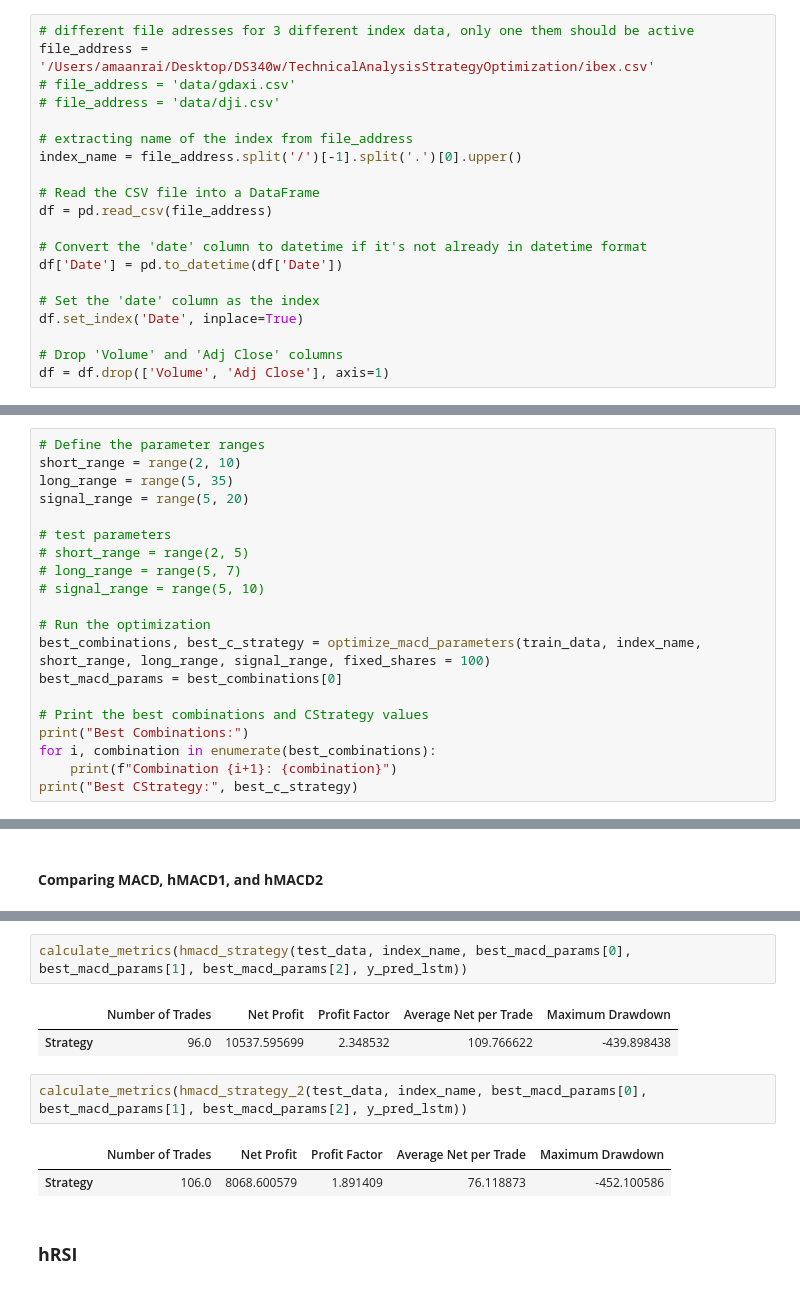
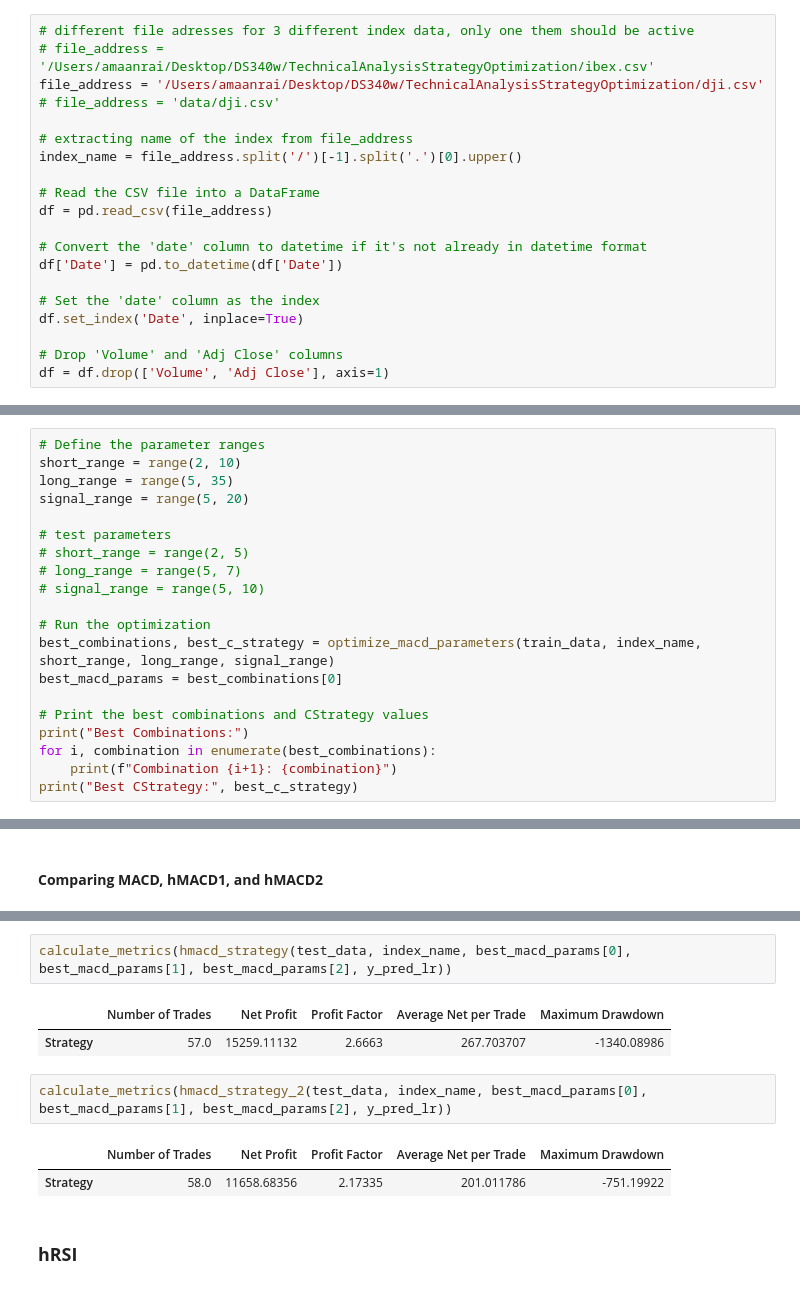
Before and after one commit to AmaanRai1/DS-340-Group-8, a Jupyter notebook: main.ipynb, the cells around one changed output, grey strips where cells are left out. Drawn from its saved outputs; the diff is of its cells as text.

```diff
--- a/main.ipynb
+++ b/main.ipynb
@@ -22,8 +22,8 @@ from joblib import Parallel, delayed
 ## **Data**
 # %%
 # different file adresses for 3 different index data, only one them should be active
-file_address = '/Users/amaanrai/Desktop/DS340w/TechnicalAnalysisStrategyOptimization/ibex.csv'
-# file_address = 'data/gdaxi.csv'
+# file_address = '/Users/amaanrai/Desktop/DS340w/TechnicalAnalysisStrategyOptimization/ibex.csv'
+file_address = '/Users/amaanrai/Desktop/DS340w/TechnicalAnalysisStrategyOptimization/dji.csv'
 # file_address = 'data/dji.csv'
 
 # extracting name of the index from file_address
@@ -462,7 +462,7 @@ signal_range = range(5, 20)
 # signal_range = range(5, 10)
 
 # Run the optimization
-best_combinations, best_c_strategy = optimize_macd_parameters(train_data, index_name, short_range, long_range, signal_range, fixed_shares = 100)
+best_combinations, best_c_strategy = optimize_macd_parameters(train_data, index_name, short_range, long_range, signal_range)
 best_macd_params = best_combinations[0]
 
 # Print the best combinations and CStrategy values
@@ -1466,13 +1502,13 @@ calculate_metrics(macd_strategy(test_data, index_name, best_macd_params[0], best
 # %%
-calculate_metrics(hmacd_strategy(test_data, index_name, best_macd_params[0], best_macd_params[1], best_macd_params[2], y_pred_lstm))
+calculate_metrics(hmacd_strategy(test_data, index_name, best_macd_params[0], best_macd_params[1], best_macd_params[2], y_pred_lr))
 # %% [output]
 |  | Number of Trades | Net Profit | Profit Factor | Average Net per Trade | Maximum Drawdown |
-| Strategy | 96.0 | 10537.595699 | 2.348532 | 109.766622 | -439.898438 |
+| Strategy | 57.0 | 15259.11132 | 2.6663 | 267.703707 | -1340.08986 |
 # %%
-calculate_metrics(hmacd_strategy_2(test_data, index_name, best_macd_params[0], best_macd_params[1], best_macd_params[2], y_pred_lstm))
+calculate_metrics(hmacd_strategy_2(test_data, index_name, best_macd_params[0], best_macd_params[1], best_macd_params[2], y_pred_lr))
 # %% [output]
 |  | Number of Trades | Net Profit | Profit Factor | Average Net per Trade | Maximum Drawdown |
-| Strategy | 106.0 | 8068.600579 | 1.891409 | 76.118873 | -452.100586 |
+| Strategy | 58.0 | 11658.68356 | 2.17335 | 201.011786 | -751.19922 |
 # %% [markdown]
 ### **hRSI**
 # %%
```
Also changed, not shown: parts of 36 cells of this notebook.
